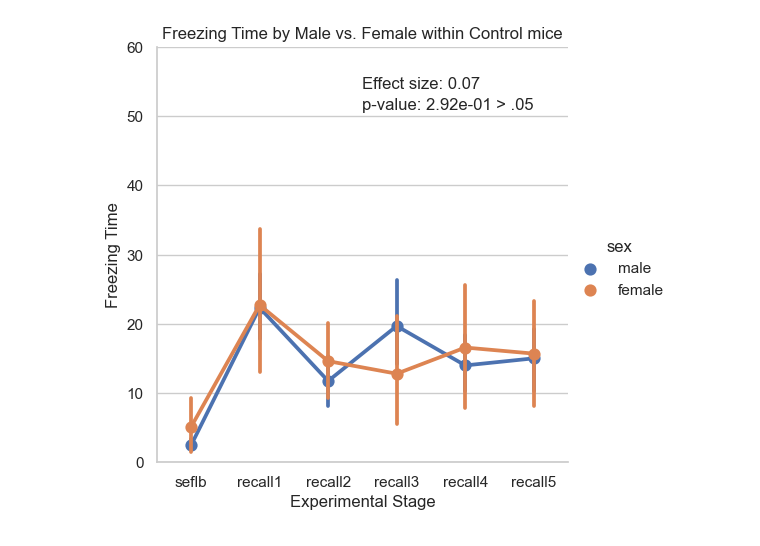
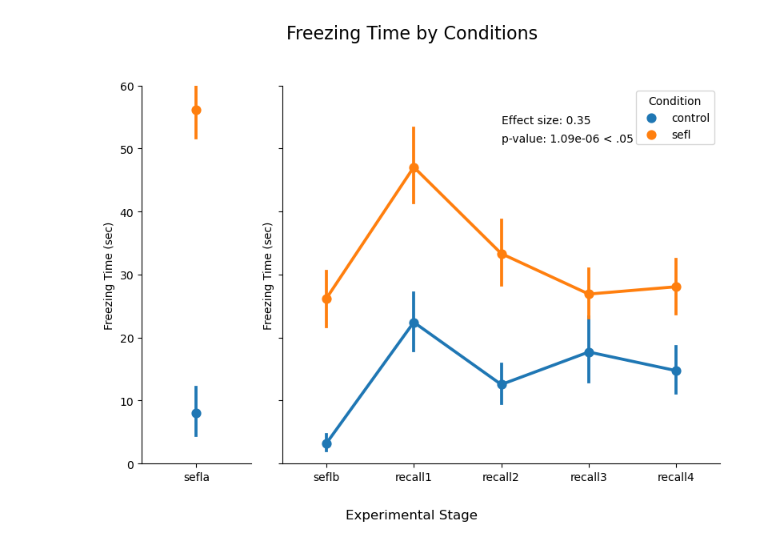
Before and after one commit to GergelyTuri/els_project, a Jupyter notebook: notebooks/novak_analyses/figures.ipynb, the cells around one changed output. Saved outputs shown, nothing was run; the diff lists cells and outputs as text; code cells hidden in the pictures.

```diff
--- a/notebooks/novak_analyses/figures.ipynb
+++ b/notebooks/novak_analyses/figures.ipynb
@@ -196,18 +93,38 @@ plt.show()
-# %%
-#figure 4b
-sns.catplot(kind='point', join=True, data=control_group, x='day', y='freezing', hue='sex')
-ax = plt.gca()
-ax.set_ylim([0, 60])
-plt.xlabel('Experimental Stage')
-plt.ylabel('Freezing Time')
-plt.title('Freezing Time by Male vs. Female within Control mice')
-effect_size = 0.065058
-pvalue = 2.919367e-01
-plt.text(0.5, 0.9, f"Effect size: {effect_size:.2f}", transform=plt.gca().transAxes)
-plt.text(0.5, 0.85, f"p-value: {pvalue:.2e} > .05", transform=plt.gca().transAxes)
-plt.show()
-
-# p_value = 2.919367e-01
-# effect_size(np2) = 0.065058
-# %% [output]
-[figure, removed]
+# %%
+#figure 2a
+
+fig, (ax1, ax2) = plt.subplots(1, 2, figsize=(8, 6), sharey=True, gridspec_kw={'width_ratios': [1, 4]})
+
+# Plot the sefla data on the first axis
+sns.pointplot(ax=ax1, data=sefla_data, x='day', y='freezing', hue='condition', join=True)
+ax1.set_ylabel('Freezing Time (sec)')
+ax1.set_ylim([0, 60])
+ax1.set_xlabel('')
+# ax1.set_title('Freezing Time for sefla', fontsize=10, x=0.6)
+ax1.legend().remove()
+sns.despine(ax=ax1)
+
+# Plot the non-sefla data on the second axis
+sns.pointplot(ax=ax2, data=subset_data, x='day', y='freezing', hue='condition', join=True)
+ax2.set_xlabel('')
+ax2.set_ylabel('Freezing Time (sec)')
+# ax2.set_title('Freezing Time by Conditions')
+ax2.legend(title='Condition')
+sns.despine(ax=ax2)
+
+# Add main title
+fig.suptitle('Freezing Time by Conditions', fontsize=16, x=0.5)
+# fig.set_xlabel('Experimental Stage')
+fig.text(0.5, -0.05, 'Experimental Stage', ha='center', fontsize=12)
+
+# Add effect size and p-value annotation
+effect_size = 0.353210
+pvalue = 1.093325e-06
+plt.text(0.5, 0.9, f"Effect size: {effect_size:.2f}", transform=plt.gca().transAxes)
+plt.text(0.5, 0.85, f"p-value: {pvalue:.2e} < .05", transform=plt.gca().transAxes)
+
+# Adjust the layout
+plt.tight_layout(rect=[0, 0, 1, 0.95])  # Adjust rect to make space for the main title
+plt.show()
+# %% [output]
+[figure, added]
```
Also changed, not shown: parts of 19 cells of this notebook, 1 other file.
